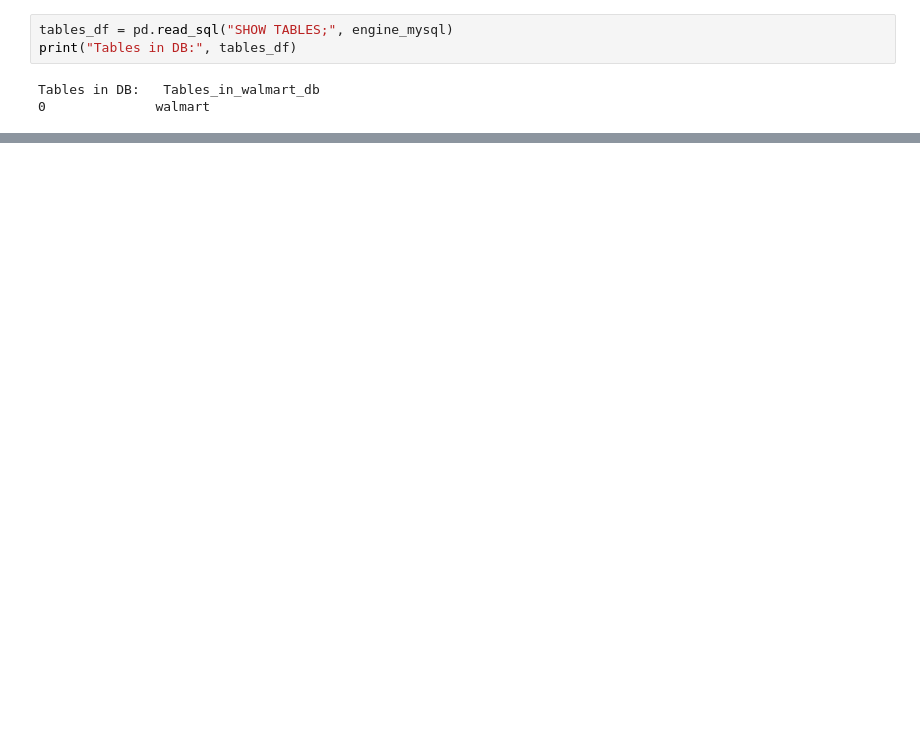
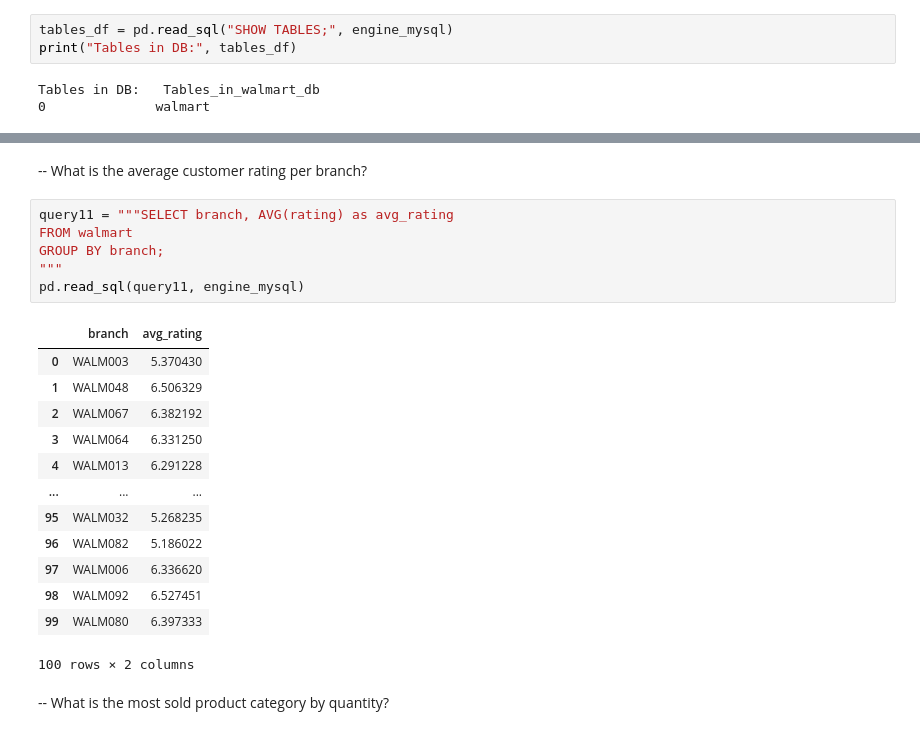
Before and after one commit to Gitfauzi/Walmart_DA_using_SQLandPY, a Jupyter notebook: project.ipynb, the cells around one changed output, grey strips where cells are left out. Cells and saved outputs as stored; diff of their text form; blank space fills up the shorter version.

```diff
--- a/project.ipynb
+++ b/project.ipynb
@@ -254,0 +380,26 @@ df.head()
+# %% [markdown]
+
+-- What is the average customer rating per branch?
+# %%
+query11 = """SELECT branch, AVG(rating) as avg_rating
+FROM walmart
+GROUP BY branch;
+"""
+pd.read_sql(query11, engine_mysql)
+# %% [output]
+|  | branch | avg_rating |
+| 0 | WALM003 | 5.370430 |
+| 1 | WALM048 | 6.506329 |
+| 2 | WALM067 | 6.382192 |
+| 3 | WALM064 | 6.331250 |
+| 4 | WALM013 | 6.291228 |
+| ... | ... | ... |
+| 95 | WALM032 | 5.268235 |
+| 96 | WALM082 | 5.186022 |
+| 97 | WALM006 | 6.336620 |
+| 98 | WALM092 | 6.527451 |
+| 99 | WALM080 | 6.397333 |
+100 rows × 2 columns
+# %% [markdown]
+
+-- What is the most sold product category by quantity?
```
Also changed, not shown: parts of 30 cells of this notebook, 4 other files.
